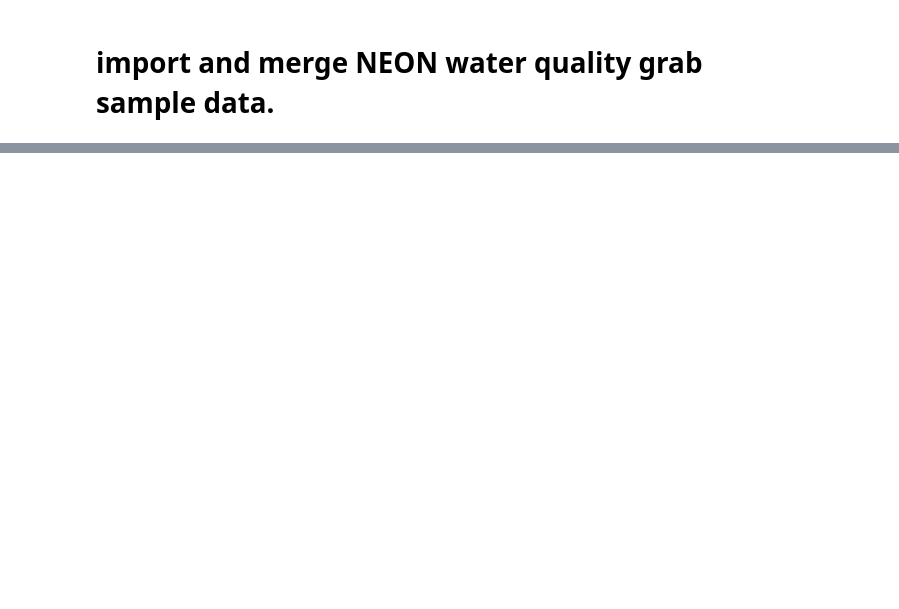
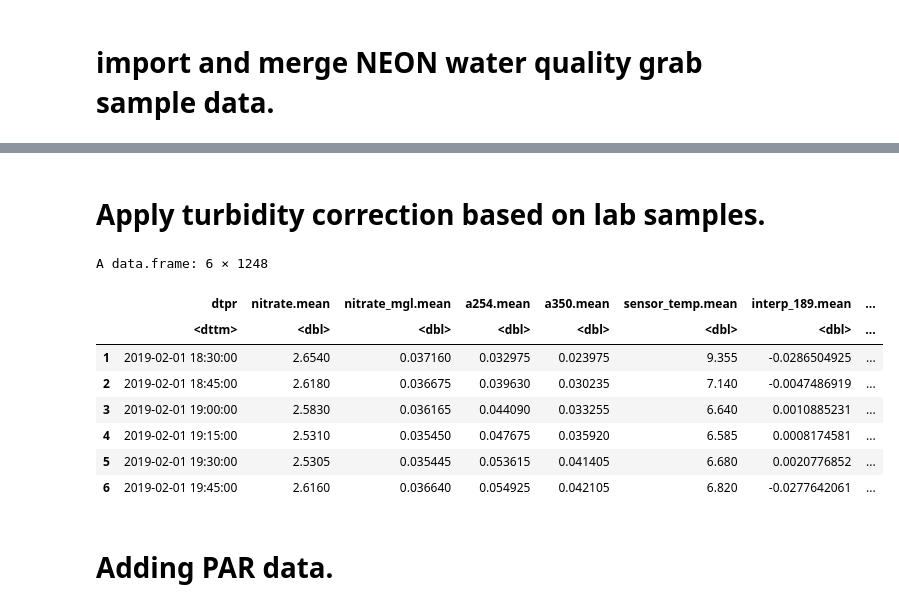
Before and after one commit to jakehosen/neon_suna, a Jupyter notebook: ipython/assembled_SUNA_SYCA.ipynb, the cells around one changed output, grey strips where cells are left out. Drawn from its saved outputs; the diff is of its cells as text; code cells hidden in the pictures; blank space fills up the shorter version.

```diff
--- a/ipython/assembled_SUNA_SYCA.ipynb
+++ b/ipython/assembled_SUNA_SYCA.ipynb
@@ -111,5 +111,10 @@ compiled_suna<-bind_rows(compiled_suna,suna_d2)
 # %% [markdown]
 # Extracting the interpolated columns
+# %%
+suna_interp<-compiled_suna[,grepl("^inter",names(compiled_suna))] %>% mutate_if(is.character, ~as.numeric(.))
+
+other_suna<-compiled_suna[,c("suna_id","date","time","nitrate","nitrate_mgl","a254","a350","bromide_trace","spec_average_dark","dark_signal_average","sensor_temp","spec_temp","lamp_temp","lamp_time","rel_hum","main_volt","lamp_volt","int_volt","main_current","fit_aux_1","fit_aux_2","fit_base_1","fit_base_2","fit_RMSE","CTD_Time","CTD_Salinity","CTD_Temp","CTD_Pressure","checksum","dtp")]
+#c("suna_id","date","time","nitrate","nitrate_mgl","a254","a350","bromide_trace","spec_average_dark","dark_signal_average","inter_time","sensor_temp","spec_temp","lamp_temp","lamp_time","rel_hum","main_volt","lamp_volt","int_volt","main_current","fit_aux_1","fit_aux_2","fit_base_1","fit_base_2","fit_RMSE","CTD_Time","CTD_Salinity","CTD_Temp","CTD_Pressure","checksum","cal","dtp")%in%names(compiled_suna)
 # %%
 
 
@@ -175,0 +203,9 @@ suna_red<-summaryBy(.~dtpr,suna_cols,FUN=c(mean))
+# %%
+SYCA_wqsd<-SYCA_wqs$waq_instantaneous
+SYCA_wqsd$dtp<-SYCA_wqsd$startDateTime
+SYCA_wqk<-subset(SYCA_wqsd[,c("siteID","dtp","specificConductance","dissolvedOxygen","pH","chlorophyll","turbidity","fDOM")],!is.na(SYCA_wqsd$specificConductance))
+#str(SYCA_wqk)
+
+SYCA_wqk$dtpr<-lubridate::round_date(SYCA_wqk$dtp, "15 minutes")
+SYCA_wq_red<-summaryBy(.~dtpr,SYCA_wqk,FUN=c(mean))
+str(SYCA_wq_red)
@@ -223,0 +467,2 @@ library(neonUtilities)
+# %% [markdown]
+# Apply turbidity correction based on lab samples.
@@ -223,0 +479,12 @@ library(neonUtilities)
+# %%
+head(SYCA_sw)
+# %% [output]
+A data.frame: 6 × 1248
+|  | dtpr | nitrate.mean | nitrate_mgl.mean | a254.mean | a350.mean | sensor_temp.mean | interp_189.mean | ... |
+|  | <dttm> | <dbl> | <dbl> | <dbl> | <dbl> | <dbl> | <dbl> | ... |
+| 1 | 2019-02-01 18:30:00 | 2.6540 | 0.037160 | 0.032975 | 0.023975 | 9.355 | -0.0286504925 | ... |
+| 2 | 2019-02-01 18:45:00 | 2.6180 | 0.036675 | 0.039630 | 0.030235 | 7.140 | -0.0047486919 | ... |
+| 3 | 2019-02-01 19:00:00 | 2.5830 | 0.036165 | 0.044090 | 0.033255 | 6.640 | 0.0010885231 | ... |
+| 4 | 2019-02-01 19:15:00 | 2.5310 | 0.035450 | 0.047675 | 0.035920 | 6.585 | 0.0008174581 | ... |
+| 5 | 2019-02-01 19:30:00 | 2.5305 | 0.035445 | 0.053615 | 0.041405 | 6.680 | 0.0020776852 | ... |
+| 6 | 2019-02-01 19:45:00 | 2.6160 | 0.036640 | 0.054925 | 0.042105 | 6.820 | -0.0277642061 | ... |
@@ -223,0 +494,2 @@ library(neonUtilities)
+# %% [markdown]
+# Adding PAR data.
```
Also changed, not shown: parts of 50 cells of this notebook, 8 other files.
